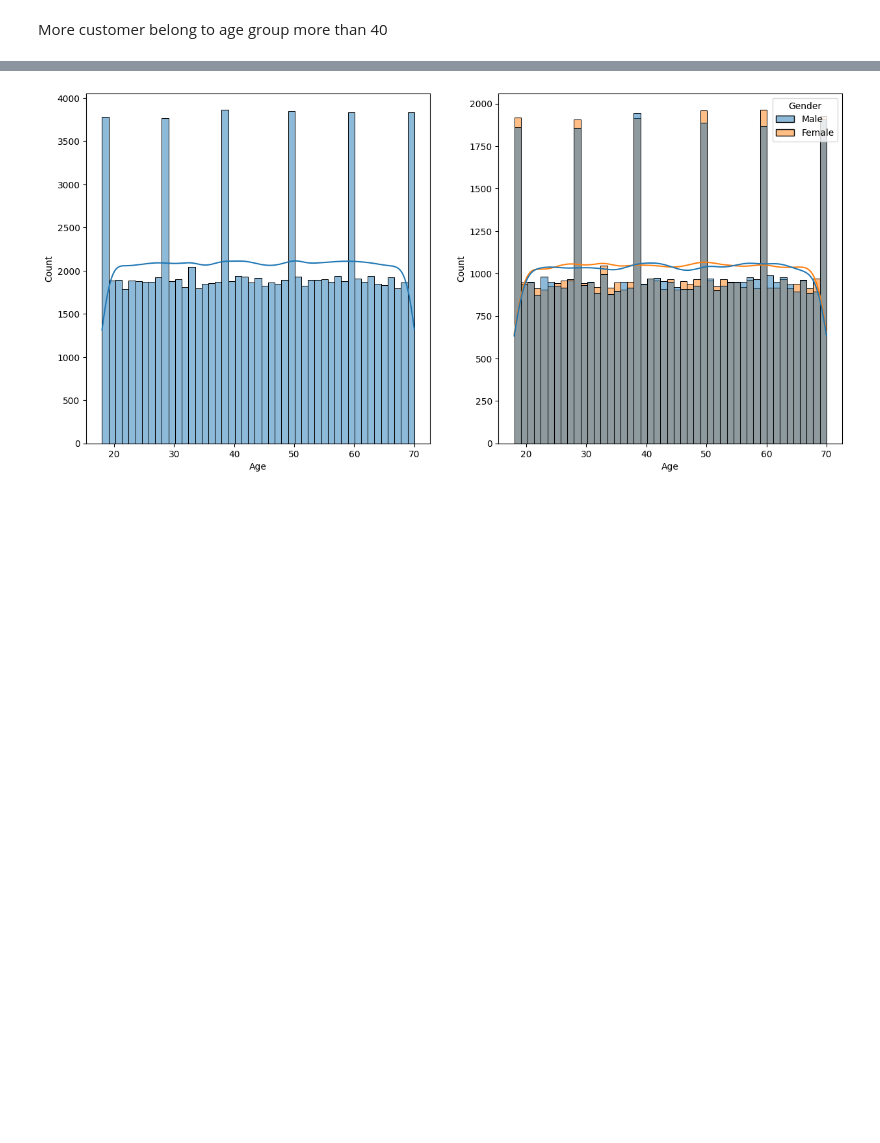
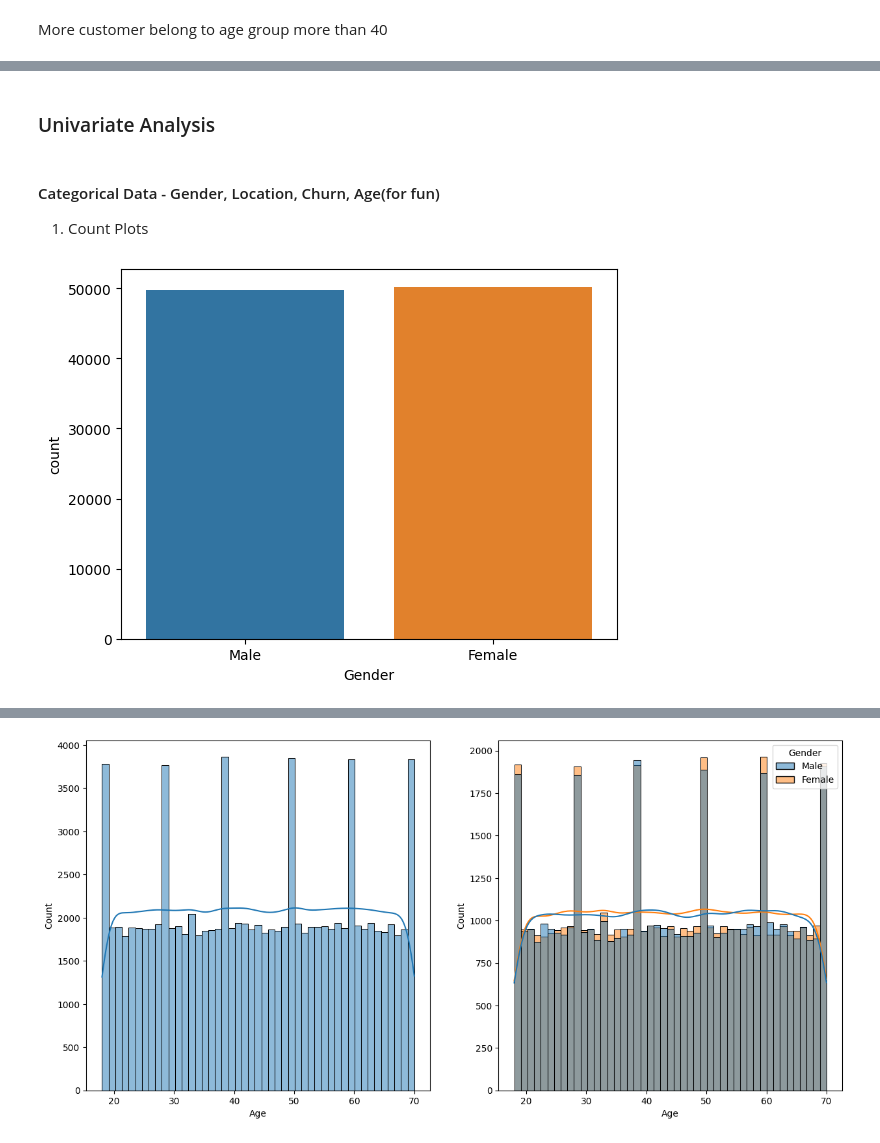
Before and after one commit to ry-aki/Customer-churn-prediction, a Jupyter notebook: notebook/eda.ipynb, the cells around one changed output, grey strips where cells are left out. Cells and saved outputs as stored; diff of their text form; code cells hidden in the pictures; blank space fills up the shorter version.

```diff
--- a/notebook/eda.ipynb
+++ b/notebook/eda.ipynb
@@ -155,0 +167,10 @@ More customer belong to age group more than 40
+# %% [markdown]
+### Univariate Analysis
+# %% [markdown]
+#### Categorical Data - Gender, Location, Churn, Age(for fun)
+1. Count Plots
+# %%
+sns.countplot(x = 'Gender', data = df)
+plt.show()
+# %% [output]
+[figure, added]
```
Also changed, not shown: parts of 36 cells of this notebook, 1 other file.
